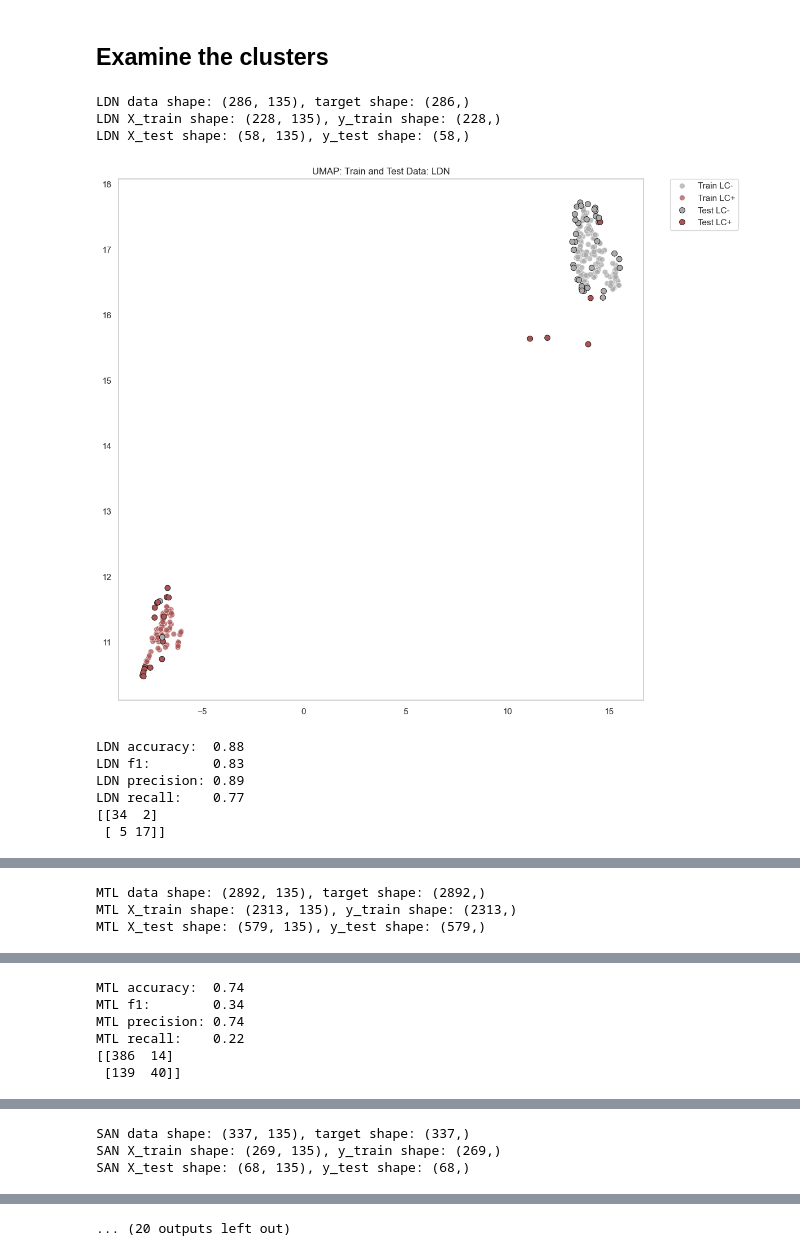
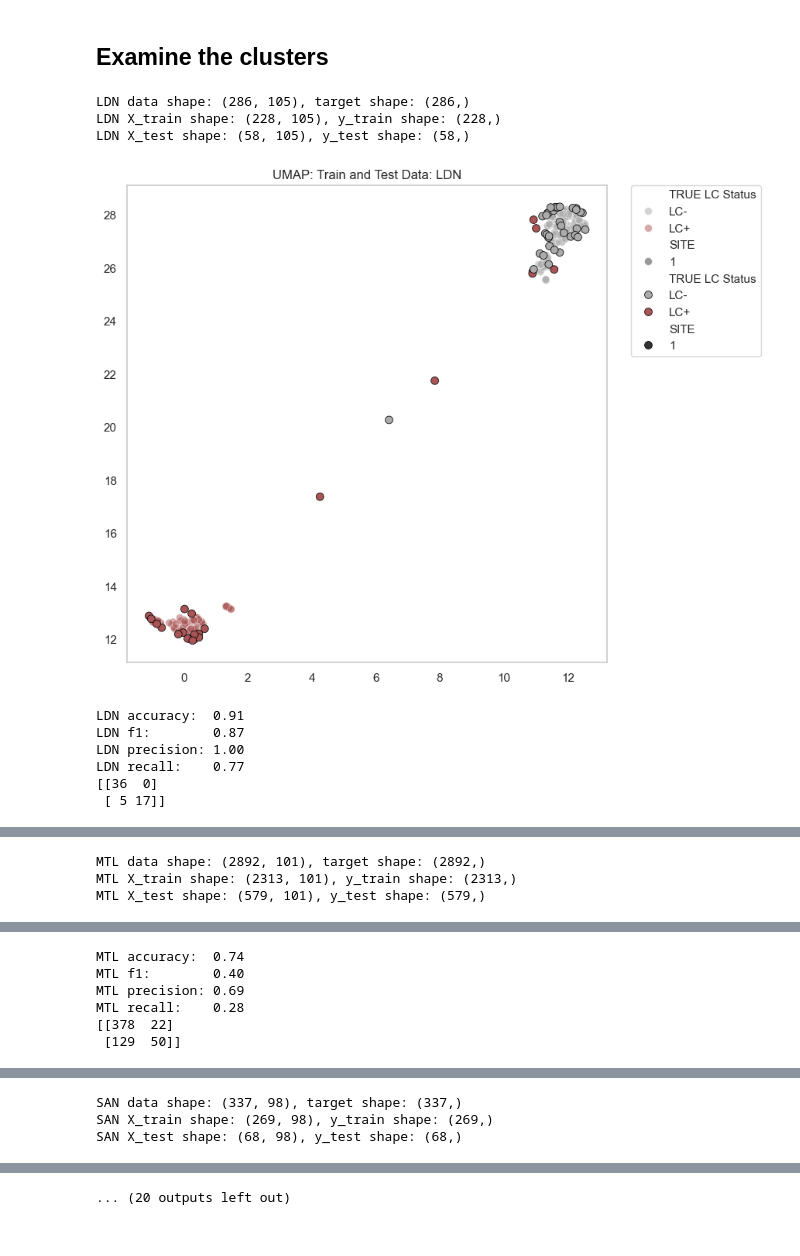
Before and after one commit to davidtweddell/lc_repo, a Jupyter notebook: 04-investigate-predictions.ipynb, the cells around one changed output, grey strips where cells are left out. Cells and saved outputs as stored; diff of their text form; code cells hidden in the pictures.

Commit message:
updates to output

```diff
--- a/04-investigate-predictions.ipynb
+++ b/04-investigate-predictions.ipynb
@@ -1156,6 +1199,13 @@ result_dict = {}
 for key, value in data_dict.items():
 
     data, target = value
+
+    # drop entries that are all zero
+    data = data.loc[:, (data != 0).any(axis = 0)]
+
+    # drop columns that are all the same
+    data = data.loc[:, data.nunique() > 1]
+
 
 
     print(f"{key} data shape: {data.shape}, target shape: {target.shape}")
@@ -1168,7 +1218,7 @@ for key, value in data_dict.items():
         pass
 
     # get splits
-    X_train, X_test, y_train, y_test = split_and_return(data, target)
+    X_train, X_test, y_train, y_test = split_and_return(data, target, random_state = None)
 
     print(f"{key} X_train shape: {X_train.shape}, y_train shape: {y_train.shape}")
     print(f"{key} X_test shape: {X_test.shape}, y_test shape: {y_test.shape}")
@@ -1177,16 +1227,18 @@ for key, value in data_dict.items():
     # print(y_test.value_counts(normalize = False))
 
     # reduce and return the points, labels, and clusterer
-    p_train, p_test, train_labels, test_labels, test_probs, clusterer = reduce_and_return(
-                        X_train,
-                        X_test,
-                        y_train,
-                        y_test,
-                        metric = "euclidean",
-                        min_dist = 0.0,
-                        spread = 0.5,
-                        # umap_kws = {'disconnection_distance': 10.0},
-                        )
+    p_train, p_test, \
+    train_labels, test_labels, test_probs,\
+        clusterer = reduce_and_return(
+                                        X_train,
+                                        X_test,
+                                        y_train,
+                                        y_test,
+                                        metric = "euclidean",
+                                        min_dist = 0.0,
+                                        spread = 0.5,
+                                        umap_kws = {},
+                                        )
 
     # make a plot dataframe
     df_train, df_test = make_plot_df_2(
@@ -1222,42 +1274,44 @@ for key, value in data_dict.items():
 
     y_pred = clf.predict(p_test)
     y_prob = clf.predict_proba(p_test)
 
 
     # get the accuracy
     from sklearn.metrics import accuracy_score, f1_score, precision_score, recall_score
     from sklearn.metrics import confusion_matrix
 
     acc = accuracy_score(y_test, y_pred)
     cm = confusion_matrix(y_test, y_pred)
     f1 = f1_score(y_test, y_pred)
     precision = precision_score(y_test, y_pred)
     recall = recall_score(y_test, y_pred)
 
     print(f"{key} accuracy:  {acc:0.2f}")
     print(f"{key} f1:        {f1:0.2f}")
     print(f"{key} precision: {precision:0.2f}")
     print(f"{key} recall:    {recall:0.2f}")
     print(cm)
 
     # print(acc)
     # print(cm)
 
     result_dict[key] = {"accuracy": acc, "f1": f1, "precision": precision, "recall": recall, "confusion matrix": cm}
 
 
     plot_decision_boundary(p_train, p_test, y_train, y_test, clf)
+    plt.show()
+    # plot_decision_boundary(p_train, p_test, y_train, y_pred, clf)
+    # plt.show()
 
-    plt.savefig(f"./OUTPUT/decision-boundary-{key}.png", dpi = 300, bbox_inches = 'tight')
-    plt.show()
+    # plt.savefig(f"./OUTPUT/decision-boundary-{key}.png", dpi = 300, bbox_inches = 'tight')
 # %% [output]
-LDN data shape: (286, 135), target shape: (286,)
-LDN X_train shape: (228, 135), y_train shape: (228,)
-LDN X_test shape: (58, 135), y_test shape: (58,)
+LDN data shape: (286, 105), target shape: (286,)
+LDN X_train shape: (228, 105), y_train shape: (228,)
+LDN X_test shape: (58, 105), y_test shape: (58,)
-[figure, old version]
+[figure, new version]
-LDN accuracy:  0.88
-LDN f1:        0.83
-LDN precision: 0.89
+LDN accuracy:  0.91
+LDN f1:        0.87
+LDN precision: 1.00
 LDN recall:    0.77
-[[34  2]
+[[36  0]
  [ 5 17]]
@@ -1265,3 +1319,3 @@ LDN recall:    0.77
-MTL data shape: (2892, 135), target shape: (2892,)
-MTL X_train shape: (2313, 135), y_train shape: (2313,)
-MTL X_test shape: (579, 135), y_test shape: (579,)
+MTL data shape: (2892, 101), target shape: (2892,)
+MTL X_train shape: (2313, 101), y_train shape: (2313,)
+MTL X_test shape: (579, 101), y_test shape: (579,)
@@ -1269,6 +1323,6 @@ MTL X_test shape: (579, 135), y_test shape: (579,)
 MTL accuracy:  0.74
-MTL f1:        0.34
-MTL precision: 0.74
-MTL recall:    0.22
-[[386  14]
- [139  40]]
+MTL f1:        0.40
+MTL precision: 0.69
+MTL recall:    0.28
+[[378  22]
+ [129  50]]
@@ -1276,3 +1330,3 @@ MTL recall:    0.22
-SAN data shape: (337, 135), target shape: (337,)
-SAN X_train shape: (269, 135), y_train shape: (269,)
-SAN X_test shape: (68, 135), y_test shape: (68,)
+SAN data shape: (337, 98), target shape: (337,)
+SAN X_train shape: (269, 98), y_train shape: (269,)
+SAN X_test shape: (68, 98), y_test shape: (68,)
```
Also changed, not shown: parts of 18 cells of this notebook, 1 other file.
